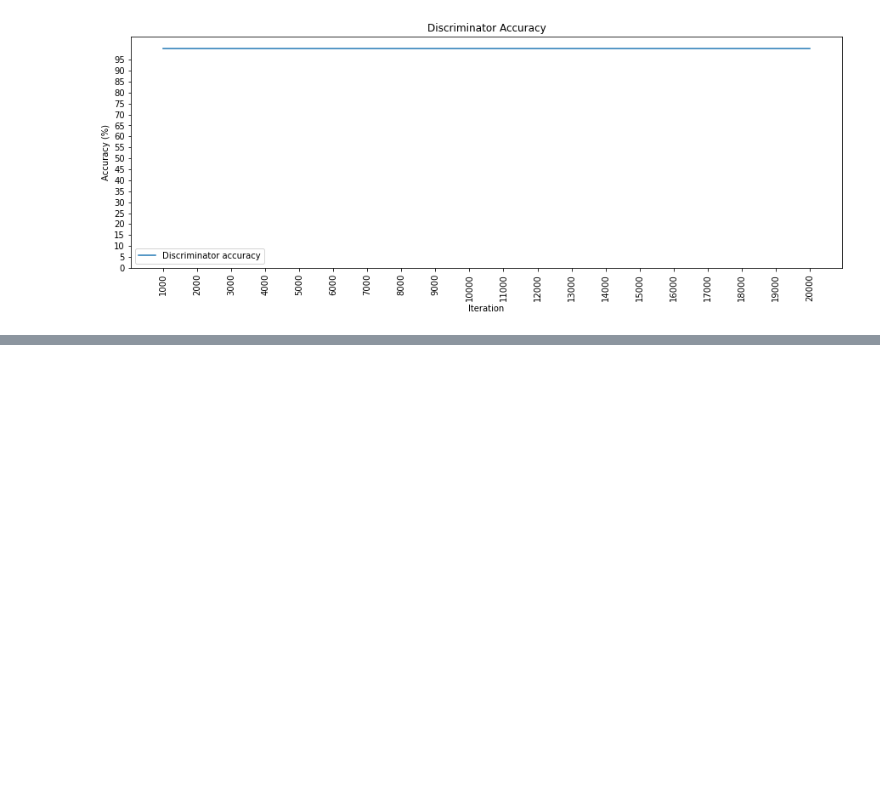
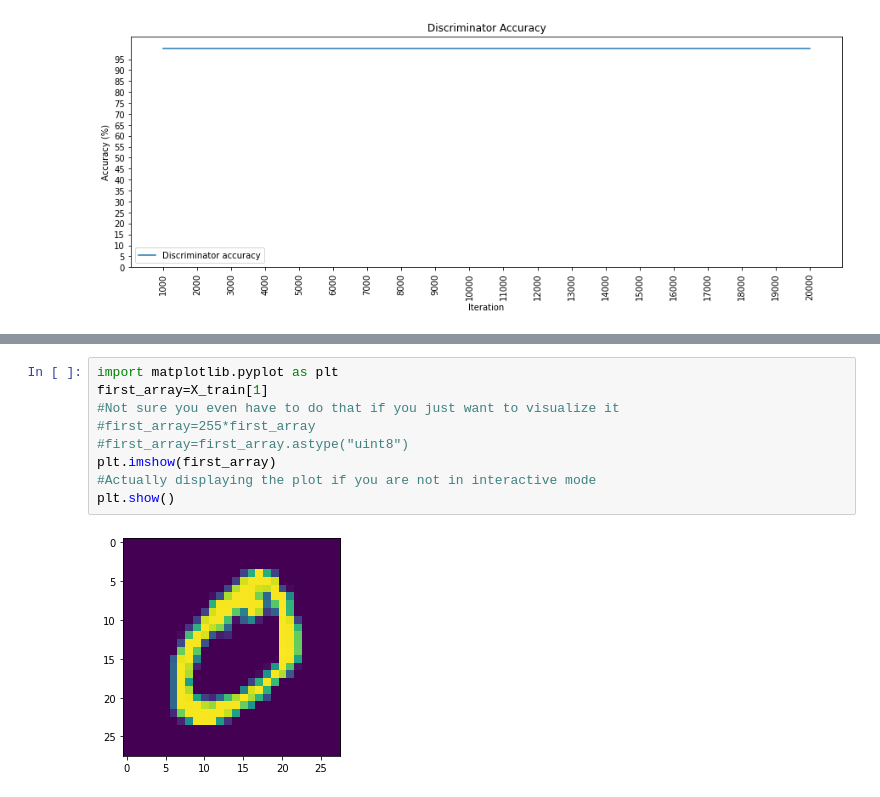
Before and after one commit to furyhawk/gans-in-action, a Jupyter notebook: chapter-4/Chapter_4_DCGAN.ipynb, the cells around one changed output, grey strips where cells are left out. Saved outputs shown, nothing was run; the diff lists cells and outputs as text; blank space fills up the shorter version.

```diff
--- a/chapter-4/Chapter_4_DCGAN.ipynb
+++ b/chapter-4/Chapter_4_DCGAN.ipynb
@@ -310,0 +353,11 @@ plt.legend()
+# %%
+import matplotlib.pyplot as plt
+first_array=X_train[1]
+#Not sure you even have to do that if you just want to visualize it
+#first_array=255*first_array
+#first_array=first_array.astype("uint8")
+plt.imshow(first_array)
+#Actually displaying the plot if you are not in interactive mode
+plt.show()
+# %% [output]
+[figure, added]
```
Also changed, not shown: parts of 7 cells of this notebook.
